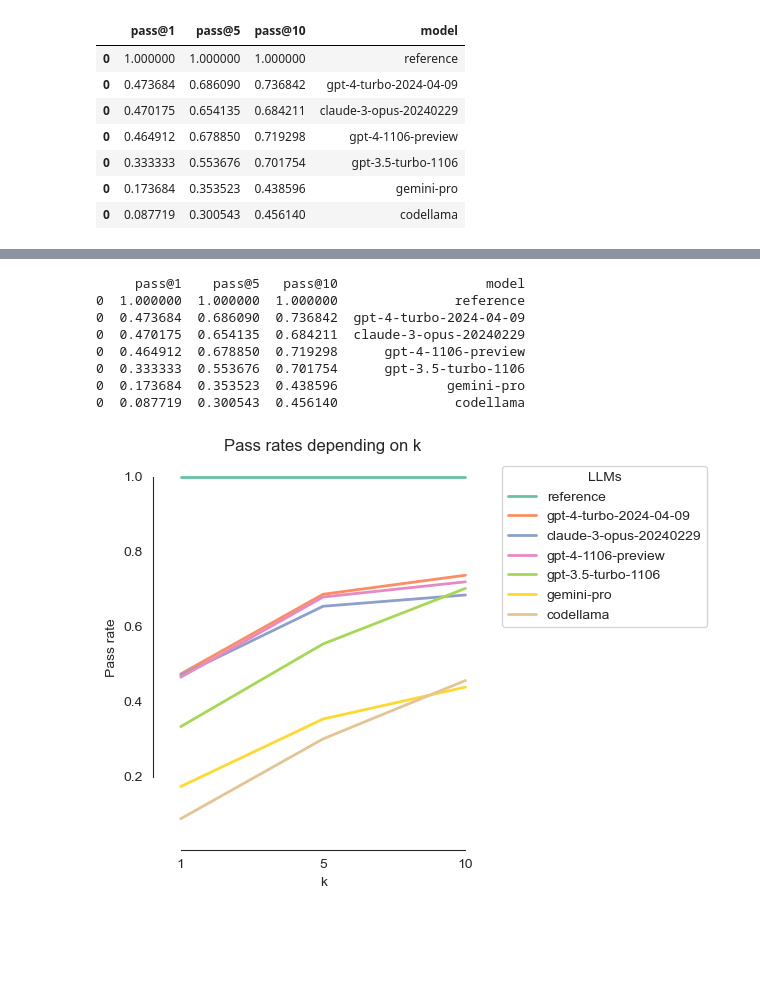
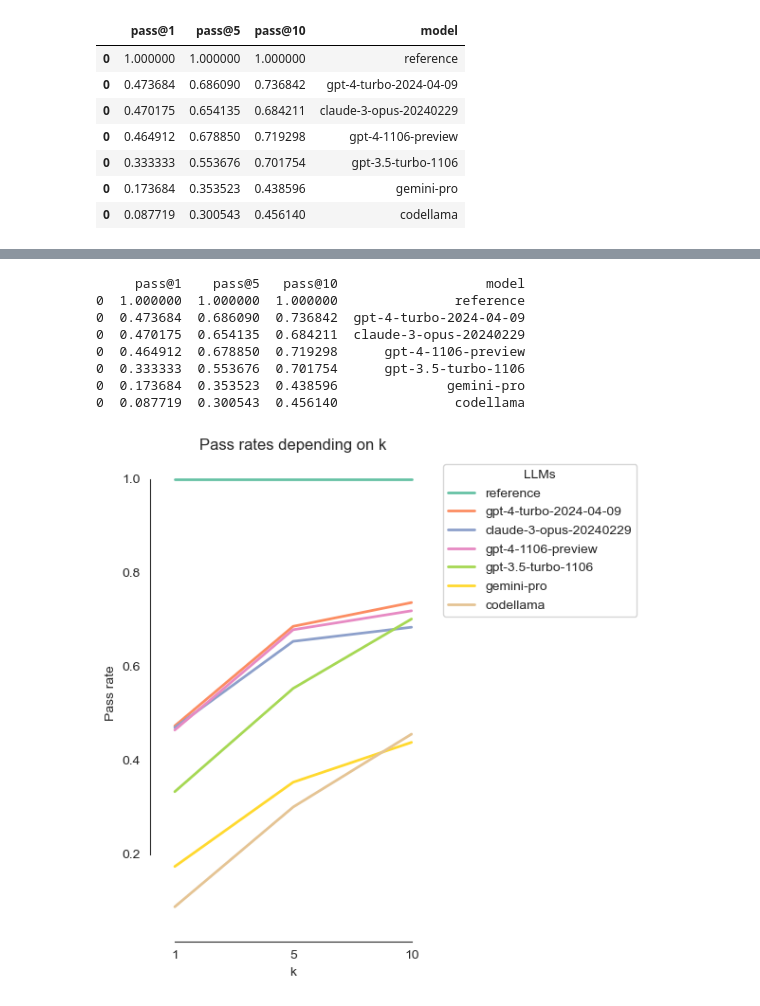
Before and after one commit to haesleinhuepf/human-eval-bia, a Jupyter notebook: demo/summarize_by_passk.ipynb, the cells around one changed output, grey strips where cells are left out. Cells and saved outputs as stored; diff of their text form; code cells hidden in the pictures; blank space fills up the shorter version.

Commit message:
update plots

```diff
--- a/demo/summarize_by_passk.ipynb
+++ b/demo/summarize_by_passk.ipynb
@@ -66,35 +66,36 @@ sns.set_style("white")
 
 
 # Assuming 'k' is an index after transposition, let's reset the index first if not already done
 if 'k' not in df_transposed.columns:
     df_transposed.reset_index(inplace=True)
 print(df)
 # Separate 'k' column for x-axis
 x = df_transposed['k']
 vals = df_transposed.drop('k', axis=1)
+fig = plt.figure(figsize=(6,6))
 g = sns.lineplot(vals, palette="Set2", dashes=False, linewidth=2)
 sns.despine(offset=10, trim=True);
 g.set_xticklabels(x)
 
 # Adding plot decorations
 plt.xlabel('k')
 plt.ylabel('Pass rate')
 plt.title('Pass rates depending on k')
 plt.legend(title='LLMs', bbox_to_anchor=(1.05, 1), loc='upper left')
 plt.tight_layout()
 
-plt.savefig("../docs/paper/pass_k_llms_plot.png")
+plt.savefig("../docs/paper/pass_k_llms_plot.png", dpi=300, bbox_inches='tight')
 plt.show()
 # %% [output]
      pass@1    pass@5   pass@10                   model
 0  1.000000  1.000000  1.000000               reference
 0  0.473684  0.686090  0.736842  gpt-4-turbo-2024-04-09
 0  0.470175  0.654135  0.684211  claude-3-opus-20240229
 0  0.464912  0.678850  0.719298      gpt-4-1106-preview
 0  0.333333  0.553676  0.701754      gpt-3.5-turbo-1106
 0  0.173684  0.353523  0.438596              gemini-pro
 0  0.087719  0.300543  0.456140               codellama
-[figure, old version]
+[figure, new version]
 # %%
 df_transposed.drop('k', axis=1)
 # %% [output]
```
Also changed, not shown: 7 other files.
